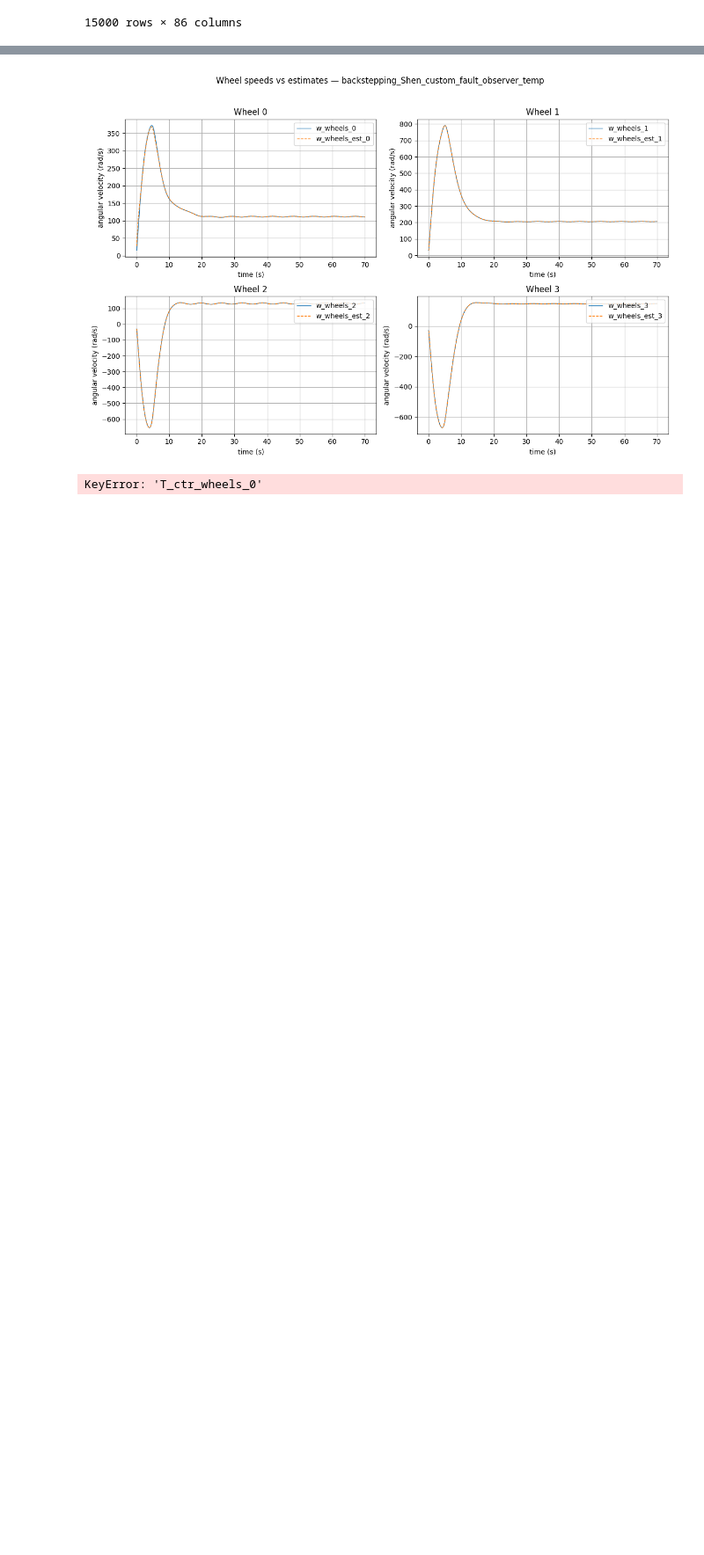
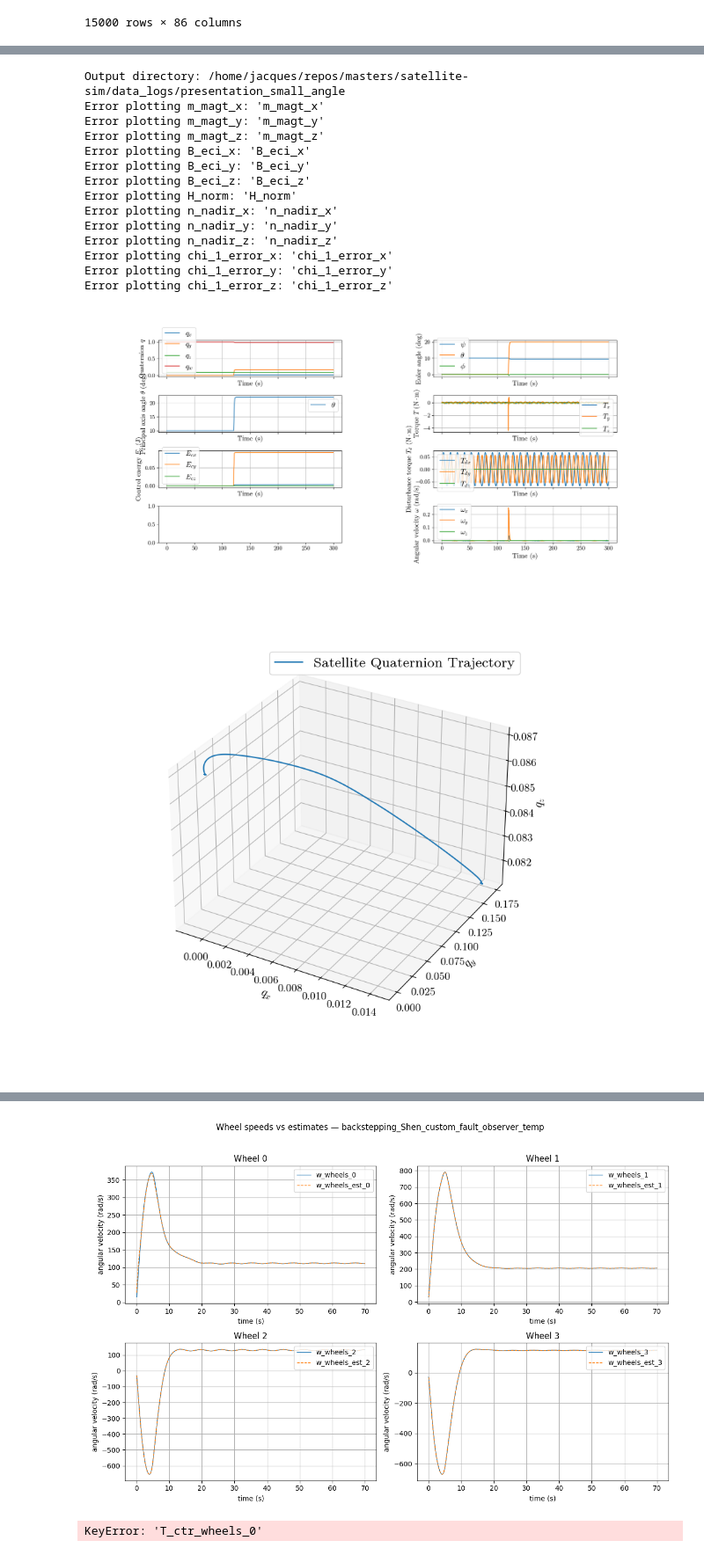
Before and after one commit to jacquesstellies/satellite-sim, a Jupyter notebook: plot_viewer.ipynb, the cells around one changed output, grey strips where cells are left out. Shown at 88% size. Saved outputs shown, nothing was run; the diff lists cells and outputs as text; code cells hidden in the pictures; blank space fills up the shorter version.

Commit message:
Update plotting to be cleaner using a single function call and use Latex math notation

```diff
--- a/plot_viewer.ipynb
+++ b/plot_viewer.ipynb
@@ -5,4 +5,16 @@ import os
 import pandas as pd
 import numpy as np
 
+plt.rcParams.update({
+    "font.family": "serif",
+    "font.serif": ["Latin Modern Roman", "CMU Serif"],
+    "mathtext.fontset": "cm",  # matches LaTeX math rendering
+    "font.size": 14,        # matches \normalsize in the thesis
+    "axes.labelsize": 14,
+    "legend.fontsize": 16,  # matches caption "small" size roughly
+    "xtick.labelsize": 12,
+    "ytick.labelsize": 12,
+})
+
 ROOT_DIR = os.popen('git rev-parse --show-toplevel').read().strip()
+ROOT_DIR
@@ -43,0 +73,37 @@ df = pd.read_csv(f"{ROOT_DIR}/{folder_path}/{log_name}_log.csv")
+# %%
+## Create graphs from old log files
+import src.my_utils as my_utils
+
+config = my_utils.load_config(f"{ROOT_DIR}/{folder_path}/{log_name}_config.toml")
+
+output_files = True
+if not output_files:
+    config['output']['pdf_output_enable'] = False
+
+output_name = "presentation_small_angle"
+output_dir = f"{ROOT_DIR}/data_logs/{output_name}"
+os.makedirs(f"{output_dir}/graphs", exist_ok=True)
+print(f"Output directory: {output_dir}")
+
+# Same plot set main.py produces, rebuilt from the log's config.
+# To tweak the rows: summary, detail = my_utils.build_results_plots(config)
+# then call my_utils.create_plots_separated / _combined yourself.
+# results_data = my_utils.calc_lumped_disturbance(df, config)
+my_utils.create_results_plots(df, config, output_name, output_dir, cols=2)
+# %% [output]
+Output directory: /home/jacques/repos/masters/satellite-sim/data_logs/presentation_small_angle
+Error plotting m_magt_x: 'm_magt_x'
+Error plotting m_magt_y: 'm_magt_y'
+Error plotting m_magt_z: 'm_magt_z'
+Error plotting B_eci_x: 'B_eci_x'
+Error plotting B_eci_y: 'B_eci_y'
+Error plotting B_eci_z: 'B_eci_z'
+Error plotting H_norm: 'H_norm'
+Error plotting n_nadir_x: 'n_nadir_x'
+Error plotting n_nadir_y: 'n_nadir_y'
+Error plotting n_nadir_z: 'n_nadir_z'
+Error plotting chi_1_error_x: 'chi_1_error_x'
+Error plotting chi_1_error_y: 'chi_1_error_y'
+Error plotting chi_1_error_z: 'chi_1_error_z'
+[figure, added]
+[figure, added]
```
Also changed, not shown: parts of 10 cells of this notebook, 2 other files.
